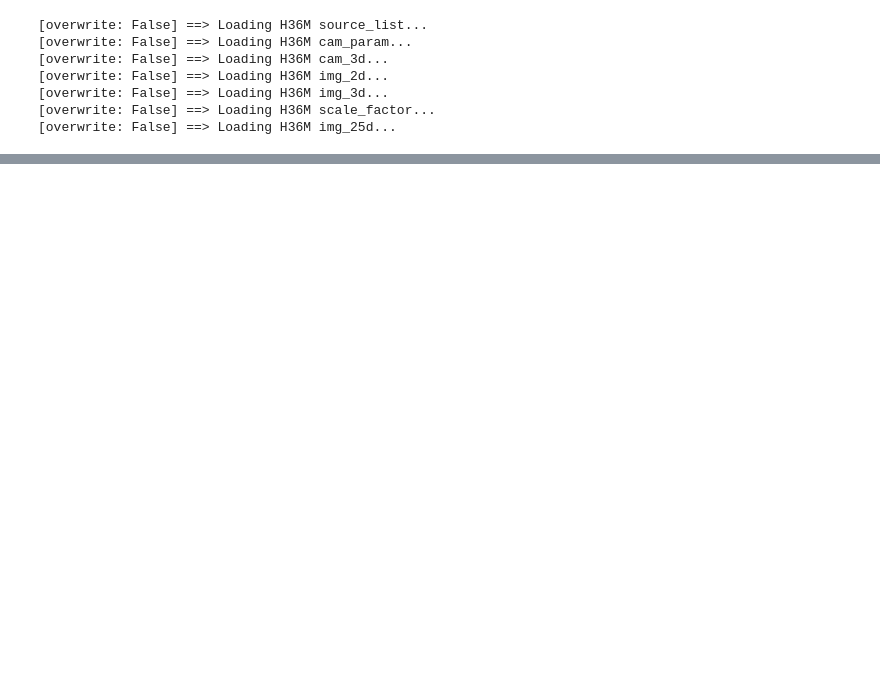
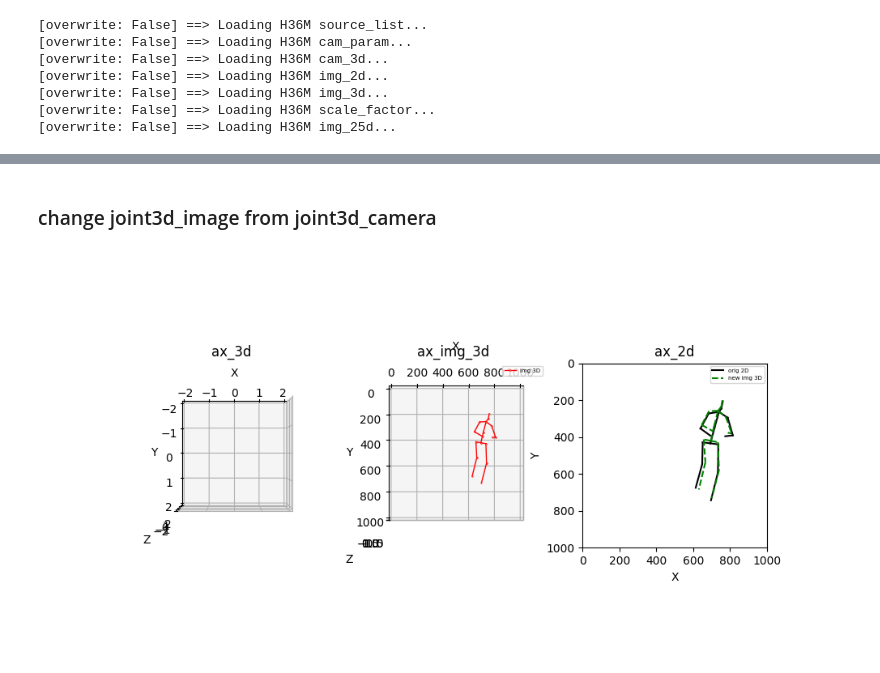
Before and after one commit to hoo223/MotionBERT, a Jupyter notebook: custom_codes/dataset_generation/modify_h36m_sh.ipynb, the cells around one changed output, grey strips where cells are left out. Cells and saved outputs as stored; diff of their text form; code cells hidden in the pictures; blank space fills up the shorter version.

```diff
--- a/custom_codes/dataset_generation/modify_h36m_sh.ipynb
+++ b/custom_codes/dataset_generation/modify_h36m_sh.ipynb
@@ -171,0 +232,5 @@ plt.show()
+# %%
+for frame_num in range(100):
+    print((h36m_sh['test']['joint3d_image'][frame_num] - h36m_test[frame_num]['joint_3d_image']).mean())
+    scale_factor = scale_factor = (h36m_test[frame_num]['box'][2] - h36m_test[frame_num]['box'][0]) / 2000.0
+    print((h36m_sh['test']['2.5d_factor'][frame_num] - 1/scale_factor))
@@ -171,0 +323,2 @@ plt.show()
+# %% [markdown]
+### change joint3d_image from joint3d_camera
@@ -171,0 +337,40 @@ plt.show()
+# %%
+for i, item in tqdm(enumerate(h36m_test)):
+    fx, fy, cx, cy = item['camera_param']['fx'], item['camera_param']['fy'], item['camera_param']['cx'], item['camera_param']['cy']
+    scale_factor = (item['box'][2] - item['box'][0]) / 2000.0
+    cam_3d = item['joint_3d_camera']
+    #img_2d = projection(cam_3d, intrinsic)
+
+    new_img_3d = cam_3d * scale_factor
+    new_img_3d[:, 0] += cx
+    new_img_3d[:, 1] += cy
+    new_img_3d[:, 2] -= new_img_3d[0, 2]
+    h36m_sh['test']['joint3d_image'][i] = new_img_3d
+    h36m_sh['test']['2.5d_factor'][i] = 1/scale_factor
+# %%
+%matplotlib widget
+# check original train data
+img_2d = projection(cam_3d, intrinsic)
+
+configs = {
+    'ax_3d': {'type': '3d', 'loc': 131, 'mode': 'cam'},
+    'ax_img_3d': {'type': '3d', 'loc': 132,  'mode': 'cam', 'xlim': [0, 1000], 'ylim': [0, 1000], 'zlim': [-1, 1]},
+    'ax_2d': {'type': '2d', 'loc': 133, 'W': 1000, 'H': 1000},
+    #'ax_2d_norm': {'type': '2d', 'loc': 122, 'normalize': True},
+}
+
+fig, axs = generate_axes(3, configs, figsize=[10, 5], fig_title='')
+plot_pose_setting = [
+    #('ax_3d', cam_3d_hat/1000, {'color': 'b', 'label': 'orig 3D'}),
+    #('ax_3d', img_25d_hat/1000, {'color': 'r', 'label': 'retrieved 3D'}),
+    ('ax_img_3d', new_img_3d, {'color': 'r', 'label': 'img 3D'}),
+    ('ax_2d', img_2d, {'color': 'k', 'label': 'orig 2D'}),
+    #('ax_2d', img_3d, {'color': 'r', 'label': 'img 3D', 'linestyle': '--'}),
+    ('ax_2d', new_img_3d, {'color': 'g', 'label': 'new img 3D', 'linestyle': '--'}),
+    # ('ax_2d_norm', joint_2d_norm, {'color': '', 'label': 'orig 2D'}),
+    # ('ax_2d_norm', img_2d_norm, {'color': 'k', 'label': 'cam 2D'}),
+]
+general_plot_func(axs, configs, plot_pose_setting, 0)
+plt.show()
+# %% [output]
+[figure, added]
```
Also changed, not shown: parts of 53 cells of this notebook, 11 other files.
